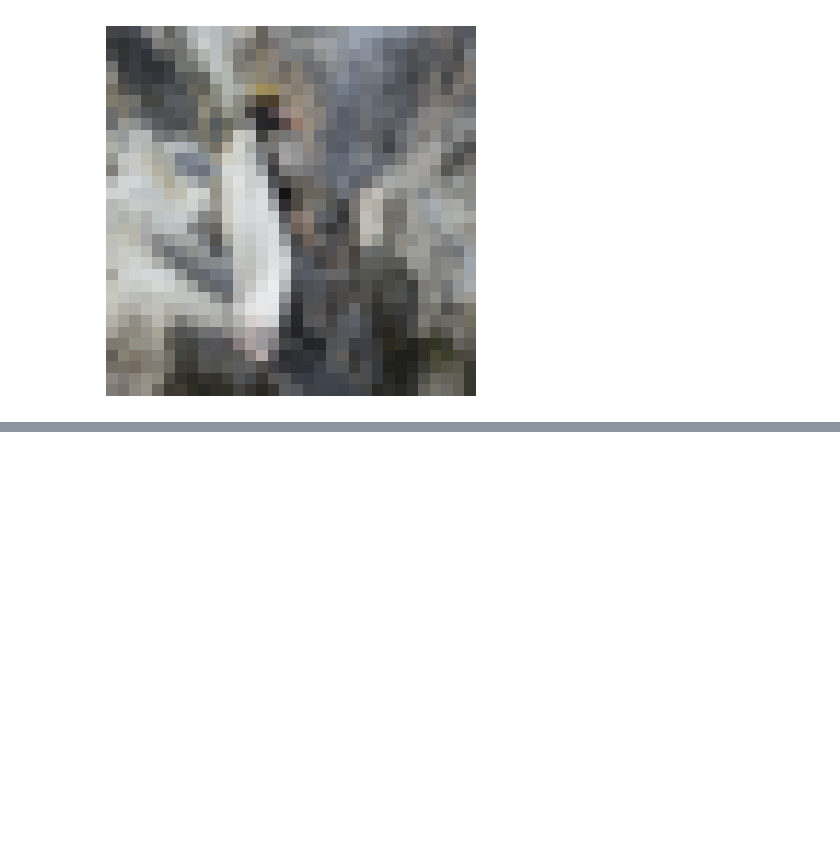
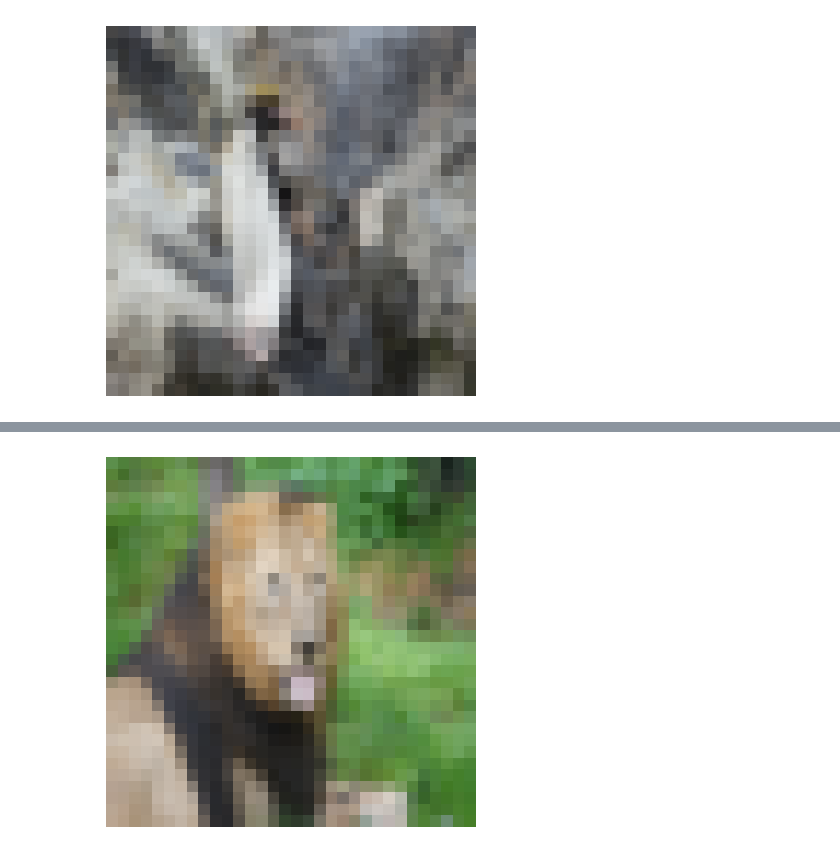
Before and after one commit to Piyushgarg06/DIV2K-SRGAN, a Jupyter notebook: notebook/SRGAN.ipynb, the cells around one changed output, grey strips where cells are left out. Saved outputs shown, nothing was run; the diff lists cells and outputs as text; code cells hidden in the pictures; blank space fills up the shorter version.

```diff
--- a/notebook/SRGAN.ipynb
+++ b/notebook/SRGAN.ipynb
@@ -124,0 +166,9 @@ show_image(fake)
+# %%
+image = Image.open("Data/test_images/0809.png").convert("RGB")
+image = F.resize(image,[32,32])
+image = F.to_tensor(image)
+image = F.normalize(image,[0.5]*3,[0.5]*3)
+# %%
+show_image(image)
+# %% [output]
+[figure, added]
```
Also changed, not shown: parts of 16 cells of this notebook.
